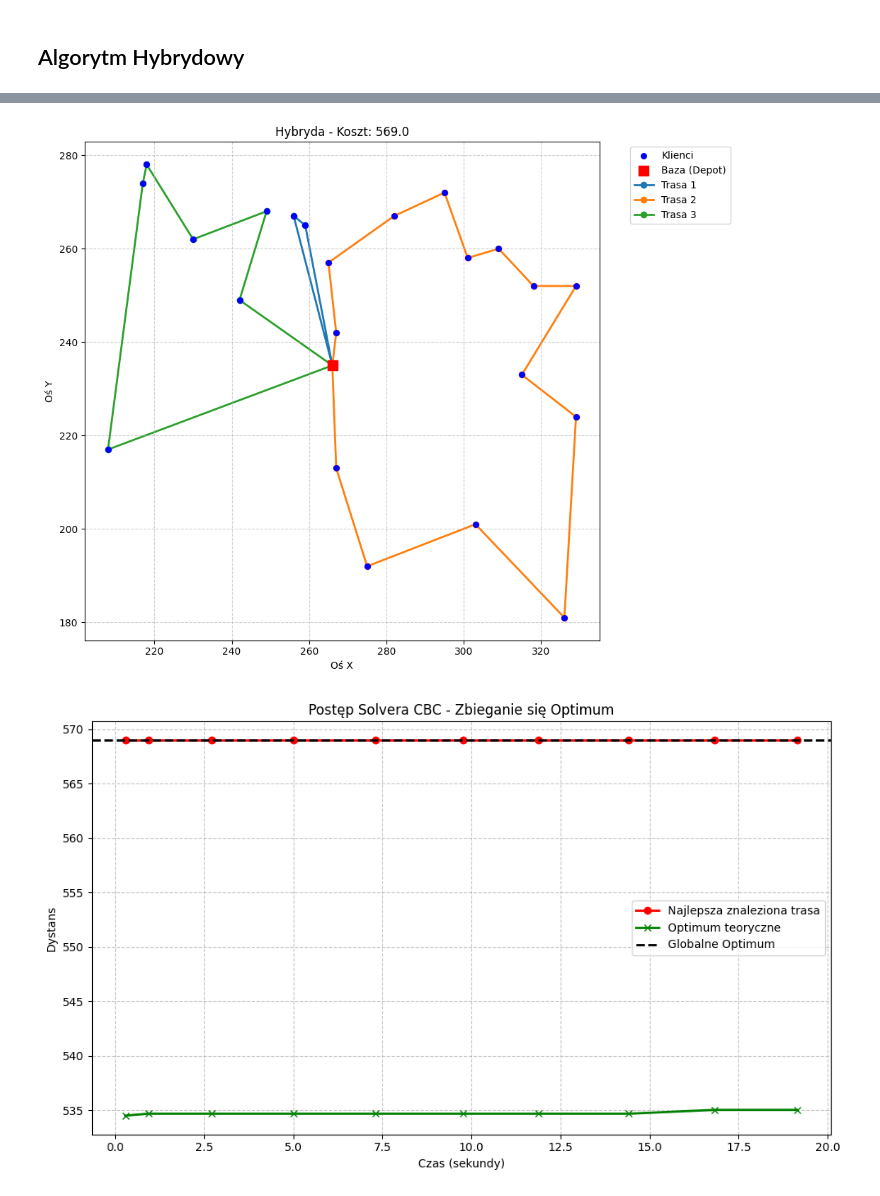
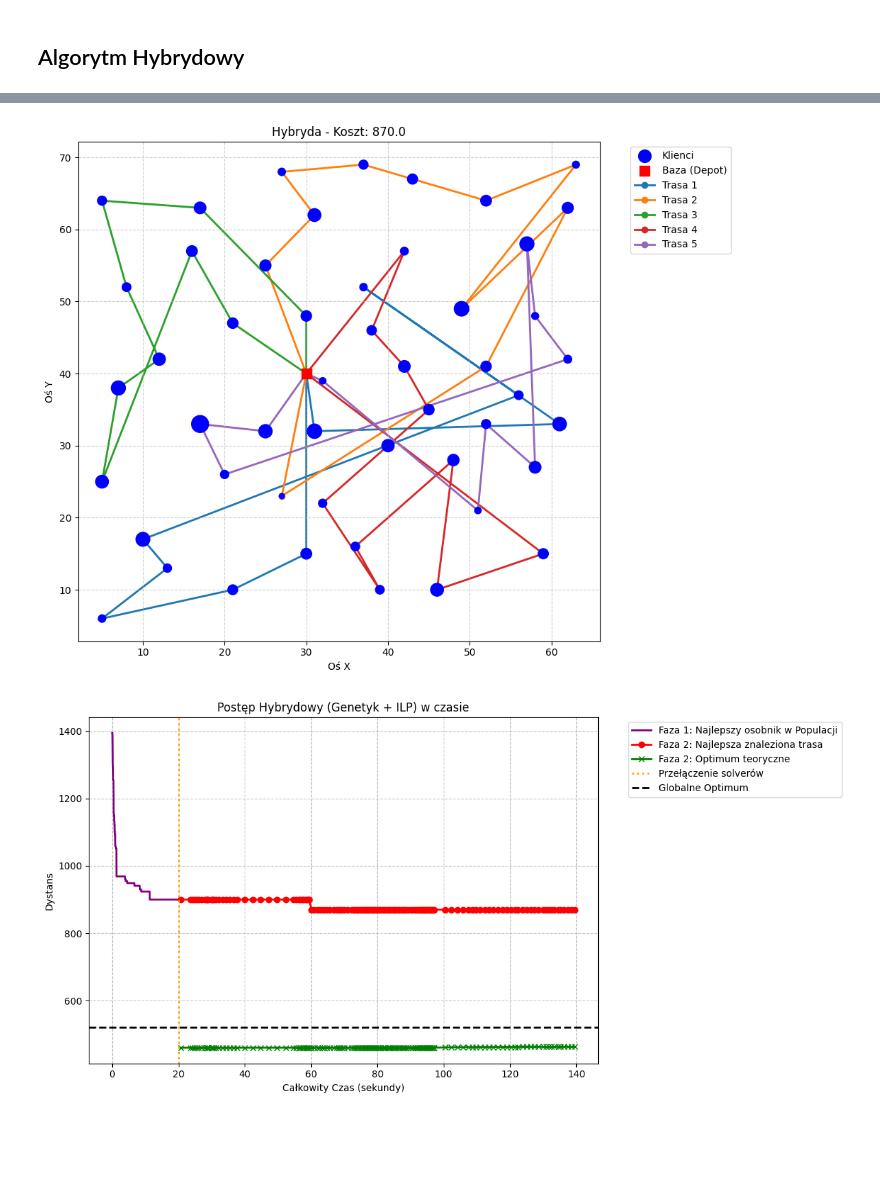
Before and after one commit to JakubRybak/Vehicle_Routing_Lp_Solver, a Jupyter notebook: projekt.ipynb, the cells around one changed output, grey strips where cells are left out. Saved outputs shown, nothing was run; the diff lists cells and outputs as text; code cells hidden in the pictures; blank space fills up the shorter version.

```diff
--- a/projekt.ipynb
+++ b/projekt.ipynb
@@ -46,7 +49,7 @@ def run_experiments(instances, solver_function, **kwargs):
 ## Instancje
 # %%
 instances = [
-    os.path.join('data', 'E', 'E-n23-k3.vrp')
+    os.path.join('data', 'E', 'E-n51-k5.vrp')
 ]
 # %% [markdown]
 ## Algorytm ILP Klasyczny
@@ -65,5 +61,5 @@ Zapisano statystyki eksperymentu do results\experiments.csv
 # %% [markdown]
 ## Algorytm ILP z Optymalizacjami
 # %%
-run_experiments(instances, solve_cvrp_ilp_opt, time_limit=10)
+run_experiments(instances, solve_cvrp_ilp_opt, time_limit=30)
 # %% [output]
@@ -79,5 +72,5 @@ Zapisano statystyki eksperymentu do results\experiments.csv
 # %% [markdown]
 ## Algorytm ILP z Optymalizacjami i 'Warm Start NN'
 # %%
-run_experiments(instances, solve_cvrp_ilp_warm, time_limit=30)
+run_experiments(instances, solve_cvrp_ilp_warm, time_limit=120)
 # %% [output]
@@ -93,5 +86,5 @@ Zapisano statystyki eksperymentu do results\experiments.csv
 # %% [markdown]
 ## Algorytm Genetyczny
 # %%
-run_experiments(instances, solve_cvrp_ga, time_limit=40, population_size=400, generations=500, seed=42)
+run_experiments(instances, solve_cvrp_ga, time_limit=120, population_size=1000, generations=5000, seed=42)
 # %% [output]
@@ -107,6 +101,6 @@ Zapisano statystyki eksperymentu do results\experiments.csv
 # %% [markdown]
 ## Algorytm Hybrydowy
 # %%
-run_experiments(instances, solve_cvrp_hybrid, ga_time_limit=10, ilp_time_limit=20, population_size=500, generations=1000, seed=42)
+run_experiments(instances, solve_cvrp_hybrid, ga_time_limit=20, ilp_time_limit=120, population_size=1000, generations=5000, seed=42)
 # %% [output]
 Krok 1: Inicjalizacja Algorytmem Genetycznym
@@ -125,3 +120,3 @@ Routes: [[1, 11, 14, 1], [1, 19, 20, 21, 23, 18, 15, 16, 17, 4, 3, 2, 7, 12, 13,
 Zapisano statystyki eksperymentu do results\experiments.csv
-[figure, old version]
+[figure, new version]
-[figure, old version]
+[figure, new version]
```
Also changed, not shown: parts of 9 cells of this notebook, 7 other files.
